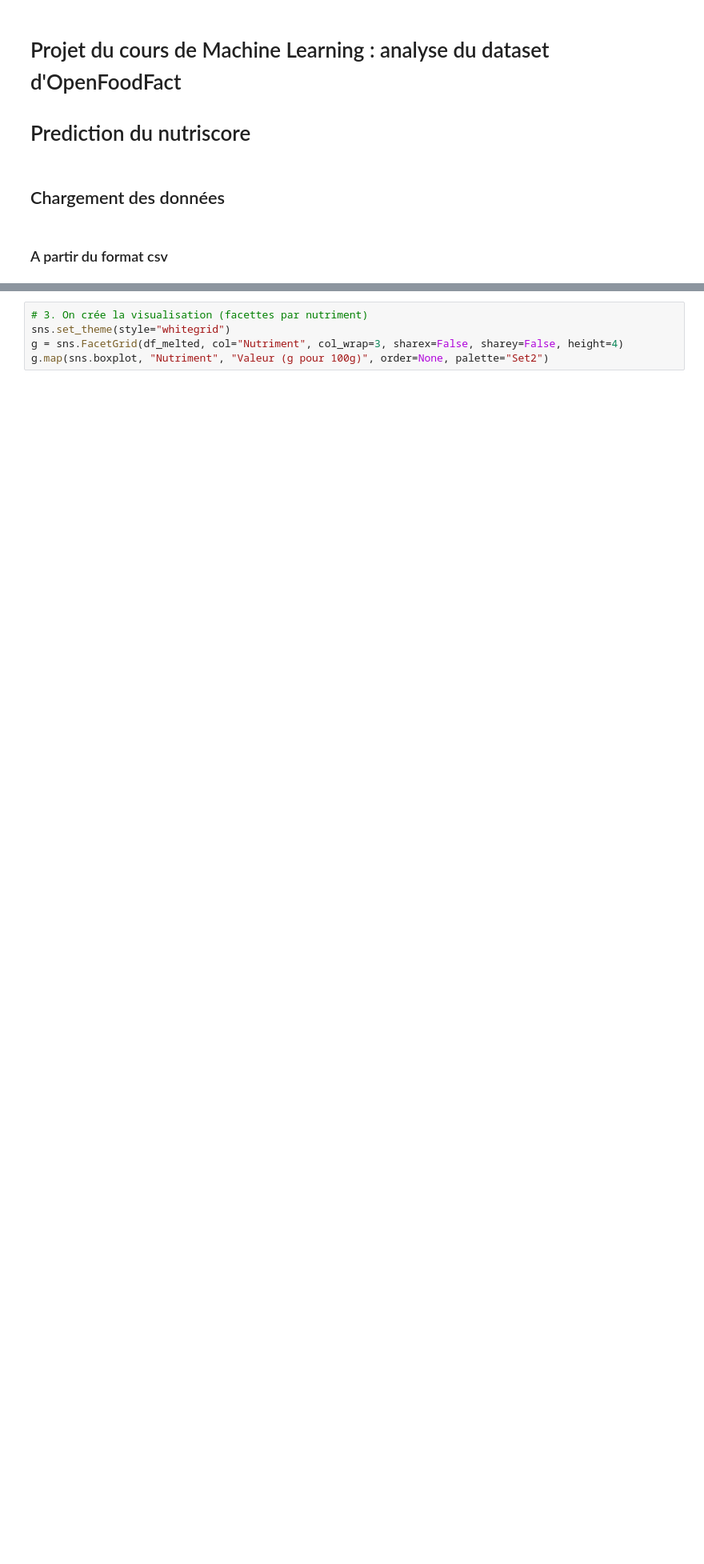
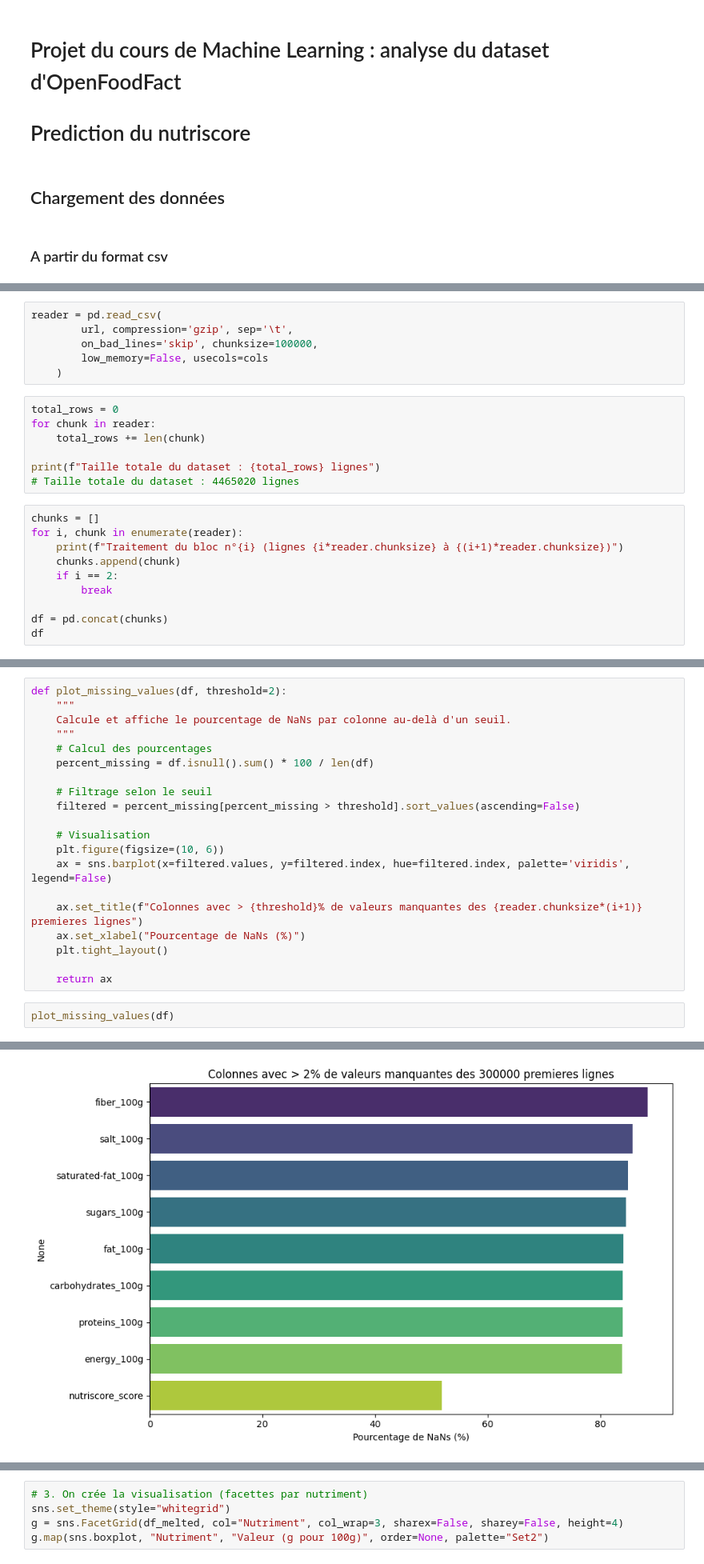
Before and after one commit to mhsylla/Openfoodfact, a Jupyter notebook: notebooks/index.ipynb, the cells around one changed output, grey strips where cells are left out. Shown at 80% size. Drawn from its saved outputs; the diff is of its cells as text; blank space fills up the shorter version.

```diff
--- a/notebooks/project_starter.ipynb
+++ b/notebooks/index.ipynb
@@ -38,0 +39,23 @@ Length: 5, dtype: str
+# %%
+reader = pd.read_csv(
+        url, compression='gzip', sep='\t',
+        on_bad_lines='skip', chunksize=100000,
+        low_memory=False, usecols=cols
+    )
+# %%
+total_rows = 0
+for chunk in reader:
+    total_rows += len(chunk)
+
+print(f"Taille totale du dataset : {total_rows} lignes")
+# Taille totale du dataset : 4465020 lignes
+# %%
+chunks = []
+for i, chunk in enumerate(reader):
+    print(f"Traitement du bloc n°{i} (lignes {i*reader.chunksize} à {(i+1)*reader.chunksize})")
+    chunks.append(chunk)
+    if i == 2:
+        break
+
+df = pd.concat(chunks)
+df
@@ -38,0 +79,23 @@ Length: 5, dtype: str
+# %%
+def plot_missing_values(df, threshold=2):
+    """
+    Calcule et affiche le pourcentage de NaNs par colonne au-delà d'un seuil.
+    """
+    # Calcul des pourcentages
+    percent_missing = df.isnull().sum() * 100 / len(df)
+
+    # Filtrage selon le seuil
+    filtered = percent_missing[percent_missing > threshold].sort_values(ascending=False)
+
+    # Visualisation
+    plt.figure(figsize=(10, 6))
+    ax = sns.barplot(x=filtered.values, y=filtered.index, hue=filtered.index, palette='viridis', legend=False)
+
+    ax.set_title(f"Colonnes avec > {threshold}% de valeurs manquantes des {reader.chunksize*(i+1)} premieres lignes")
+    ax.set_xlabel("Pourcentage de NaNs (%)")
+    plt.tight_layout()
+
+    return ax
+# %%
+plot_missing_values(df)
+# %% [output]
@@ -38,0 +103 @@ Length: 5, dtype: str
+[figure, added]
```
Also changed, not shown: parts of 18 cells of this notebook, 1 other file.
